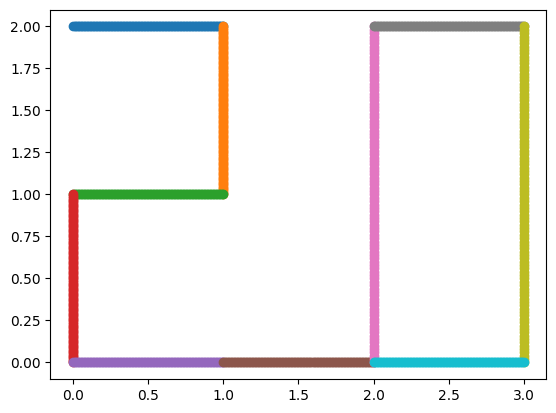
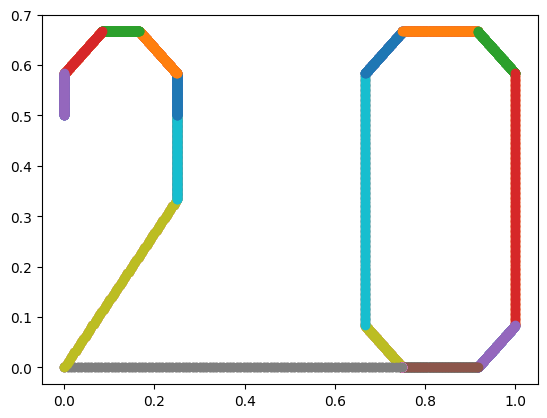
The notebook cell's code change between the first figure and the second:
--- before
+++ after
@@ -1,15 +1,16 @@
-def show_figures(liste_figures, m):
-    
-    for liste in liste_figures:
-        show_figure(liste, m)
 
-    
-    plt.show()
+# zéro = [complex(2, 0), complex(2, 2), complex(3,2), complex(3, 0), complex(2,0)]
+# deux = [complex(0, 2), complex(1, 2), complex(1, 1), complex(0, 1), complex(0, 0), complex(1, 0)]
 
 
+zéro = [complex(2.25, 0), complex(2.75, 0), complex(3,0.25), complex(3, 1.75), complex(2.75,2), complex(2.25,2), complex(2,1.75), complex(2,0.25), complex(2.25,0)]
+deux = [complex(0, 1.5), complex(0, 1.75), complex(0.25, 2), complex(0.5, 2), complex(0.75, 1.75), complex(0.75, 1.5), complex(0.75, 1), complex(0, 0), complex(2.25, 0)]
 
-zéro = [complex(2, 0), complex(2, 2), complex(3,2), complex(3, 0), complex(2,0)]
-deux = [complex(0, 2), complex(1, 2), complex(1, 1), complex(0, 1), complex(0, 0), complex(1, 0)]
+
 figure = deux + zéro 
 figure += figure[::-1]
-show_figure(deux + zéro, 100)
+figure_norm = []
+for fig in figure:
+    figure_norm.append(fig/3)
+print(figure_norm)
+show_figure(figure_norm, 100)

Commit: Update affichage.ipynb